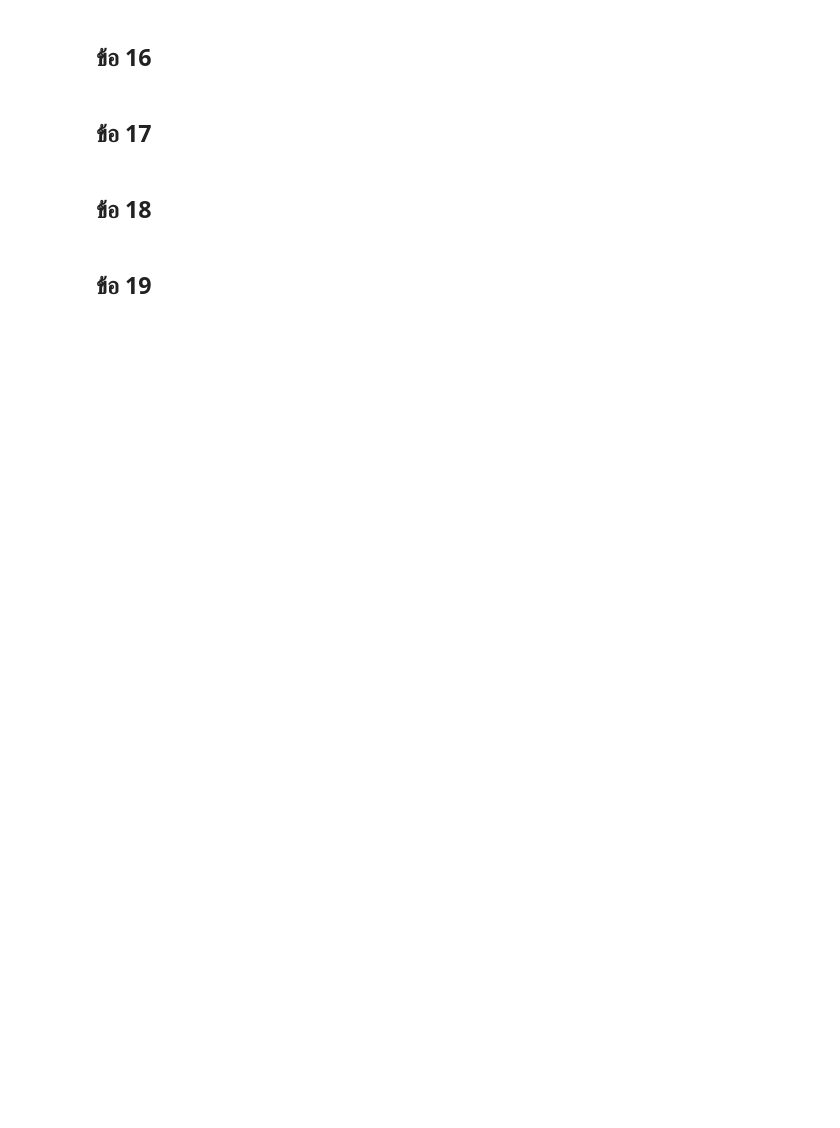
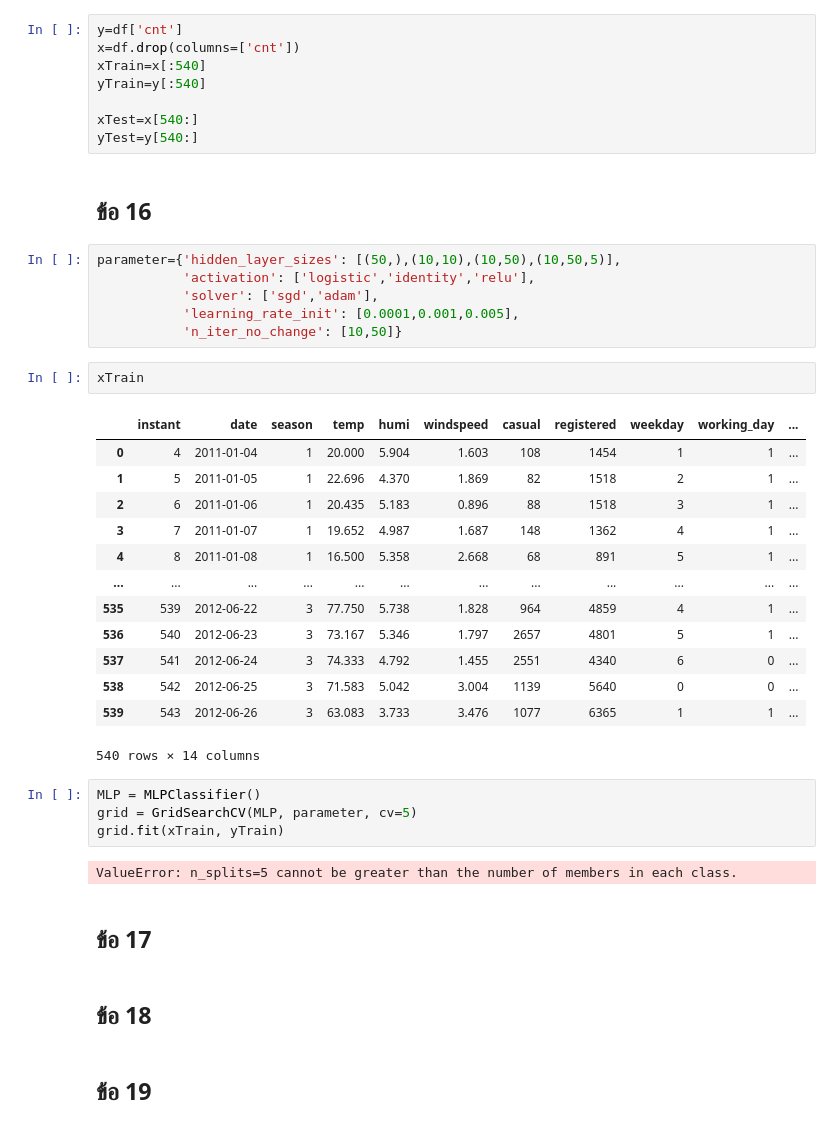
Before and after one commit to fufu-2345/studyYear3, a Jupyter notebook: ML/final/lab5/LAB5_MLP.ipynb, the cells around one changed output. Cells and saved outputs as stored; diff of their text form; blank space fills up the shorter version.

```diff
--- a/ML/final/lab5/LAB5_MLP.ipynb
+++ b/ML/final/lab5/LAB5_MLP.ipynb
@@ -147,7 +257,43 @@ AttributeError: 'GridSearchCV' object has no attribute 'coefs_'
 # %% [markdown]
 ## ข้อ 15
+# %%
+y=df['cnt']
+x=df.drop(columns=['cnt'])
+xTrain=x[:540]
+yTrain=y[:540]
+
+xTest=x[540:]
+yTest=y[540:]
 # %% [markdown]
 ## ข้อ 16
+# %%
+parameter={'hidden_layer_sizes': [(50,),(10,10),(10,50),(10,50,5)],
+           'activation': ['logistic','identity','relu'],
+           'solver': ['sgd','adam'],
+           'learning_rate_init': [0.0001,0.001,0.005],
+           'n_iter_no_change': [10,50]}
+# %%
+xTrain
+# %% [output]
+|  | instant | date | season | temp | humi | windspeed | casual | registered | weekday | working_day | ... |
+| 0 | 4 | 2011-01-04 | 1 | 20.000 | 5.904 | 1.603 | 108 | 1454 | 1 | 1 | ... |
+| 1 | 5 | 2011-01-05 | 1 | 22.696 | 4.370 | 1.869 | 82 | 1518 | 2 | 1 | ... |
+| 2 | 6 | 2011-01-06 | 1 | 20.435 | 5.183 | 0.896 | 88 | 1518 | 3 | 1 | ... |
+| 3 | 7 | 2011-01-07 | 1 | 19.652 | 4.987 | 1.687 | 148 | 1362 | 4 | 1 | ... |
+| 4 | 8 | 2011-01-08 | 1 | 16.500 | 5.358 | 2.668 | 68 | 891 | 5 | 1 | ... |
+| ... | ... | ... | ... | ... | ... | ... | ... | ... | ... | ... | ... |
+| 535 | 539 | 2012-06-22 | 3 | 77.750 | 5.738 | 1.828 | 964 | 4859 | 4 | 1 | ... |
+| 536 | 540 | 2012-06-23 | 3 | 73.167 | 5.346 | 1.797 | 2657 | 4801 | 5 | 1 | ... |
+| 537 | 541 | 2012-06-24 | 3 | 74.333 | 4.792 | 1.455 | 2551 | 4340 | 6 | 0 | ... |
+| 538 | 542 | 2012-06-25 | 3 | 71.583 | 5.042 | 3.004 | 1139 | 5640 | 0 | 0 | ... |
+| 539 | 543 | 2012-06-26 | 3 | 63.083 | 3.733 | 3.476 | 1077 | 6365 | 1 | 1 | ... |
+540 rows × 14 columns
+# %%
+MLP = MLPClassifier()
+grid = GridSearchCV(MLP, parameter, cv=5)
+grid.fit(xTrain, yTrain)
+# %% [output]
+ValueError: n_splits=5 cannot be greater than the number of members in each class.
 # %% [markdown]
 ## ข้อ 17
 # %% [markdown]
```
Also changed, not shown: parts of 15 cells of this notebook.
